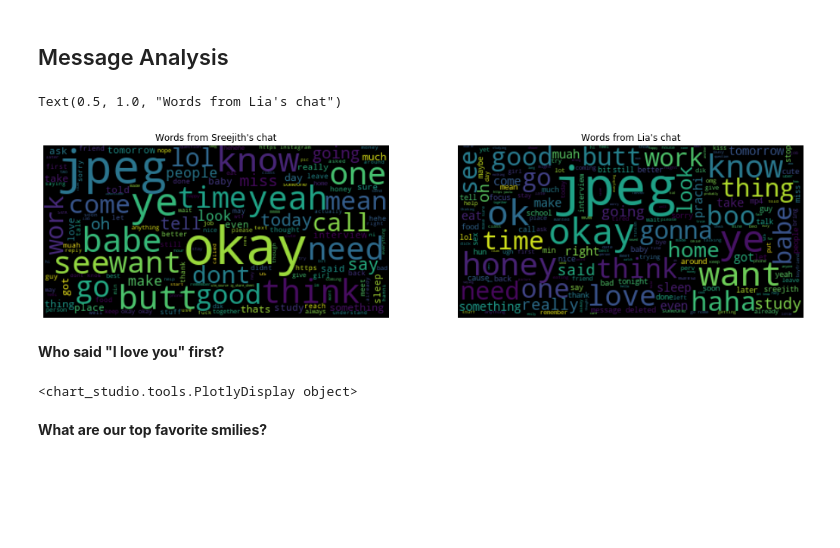
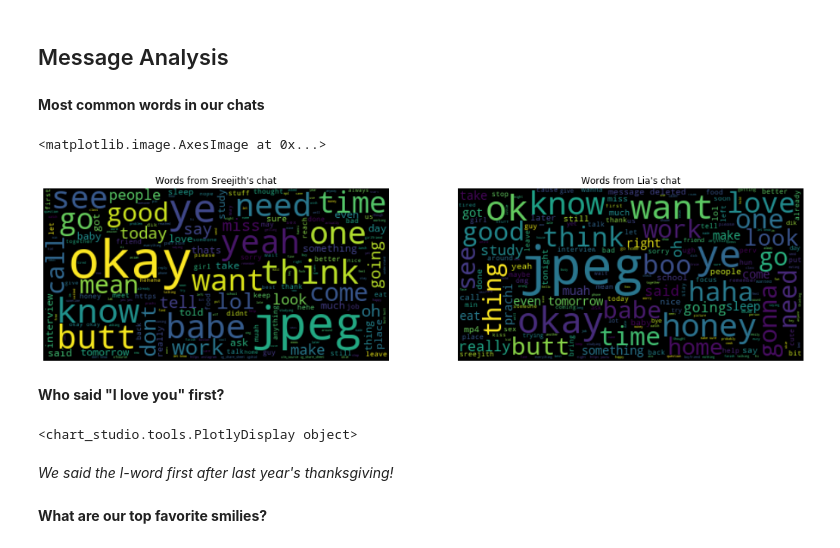
Before and after one commit to srjit/data-visualizations, a Jupyter notebook: gfchat/Lia and Sree Chats - Analysis.ipynb, the cells around one changed output. Drawn from its saved outputs; the diff is of its cells as text; code cells hidden in the pictures; blank space fills up the shorter version.

```diff
--- a/gfchat/Lia and Sree Chats - Analysis.ipynb
+++ b/gfchat/Lia and Sree Chats - Analysis.ipynb
@@ -178,21 +146,26 @@ word_tf_percent_l = [(tmp[0], round(tmp[1]/sum_tf_l, 3)) for tmp in tf_sorted_l]
 # %%
 text_s = sree.text.str.cat(sep=" ")
 text_l = lily.text.str.cat(sep=" ")
+# %% [markdown]
+__Most common words in our chats__
+# %%
+def plot(text=text_s, ax=None, title="", xlabel="", ylabel="", dist=None, **kwargs):
+
+    wordcloud1 = WordCloud(max_font_size=60).generate(text)
+    ax = ax
+    ax.axis("off")
+    ax.set_title(title)
+    return ax.imshow(wordcloud1, interpolation="bilinear")
 # %%
 f, (ax1, ax2) = plt.subplots(1, 2, figsize=(18,10), sharey=True)
 
-wordcloud1 = WordCloud(max_font_size=60).generate(text_s)
-ax1.imshow(wordcloud1, interpolation="bilinear")
-ax1.axis("off")
-ax1.set_title("Words from Sreejith's chat")
-
-wordcloud2 = WordCloud(max_font_size=60).generate(text_l)
-ax2.imshow(wordcloud2, interpolation="bilinear")
-ax2.axis("off")
-ax2.set_title("Words from Lia's chat")
+plot(text=text_s, ax=ax1, title="Words from Sreejith's chat")
+plot(text=text_l, ax=ax2, title="Words from Lia's chat")
 # %% [output]
-Text(0.5, 1.0, "Words from Lia's chat")
+<matplotlib.image.AxesImage at 0x...>
-[figure, old version]
+[figure, new version]
+# %% [markdown]
+__Who said "I love you" first?__
 # %%
 sree["date"] = pd.to_datetime(sree["Date2"])
 lily["date"] = pd.to_datetime(lily["Date2"])
@@ -202,8 +175,6 @@ lily["lc"] = lily["text"].apply(lambda x: x.count("love you"))
 
 sree_tmp = sree.groupby("date")['lc'].sum().reset_index(name="count")
 lily_tmp = lily.groupby("date")['lc'].sum().reset_index(name="count")
-# %% [markdown]
-__Who said "I love you" first?__
 # %%
 trace3 = go.Scatter(
     x = sree_tmp["date"],
@@ -234,5 +203,7 @@ py.iplot(fig2, filename='foo')
 # %% [output]
 <chart_studio.tools.PlotlyDisplay object>
+# %% [markdown]
+_We said the l-word first after last year's thanksgiving!_
 # %% [markdown]
 __What are our top favorite smilies?__
 # %%
```
Also changed, not shown: parts of 47 cells of this notebook.
